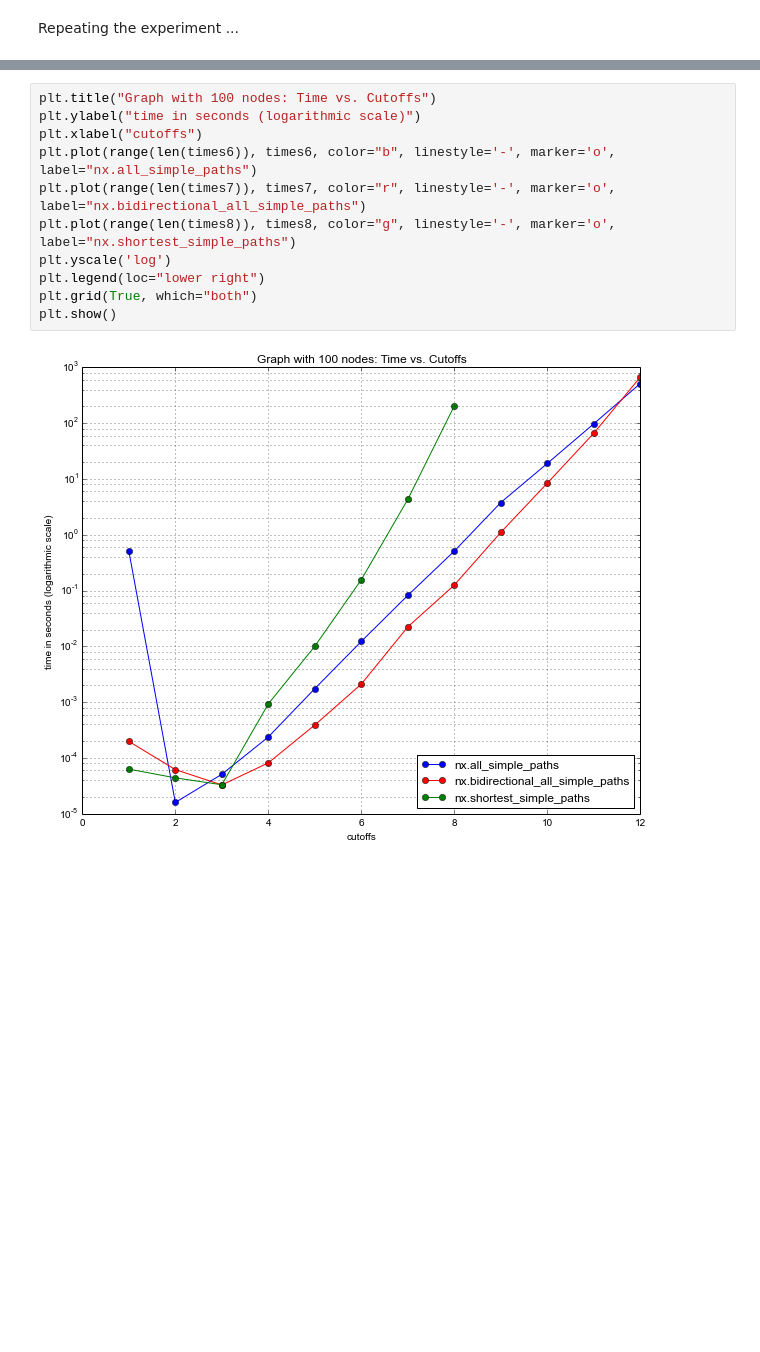
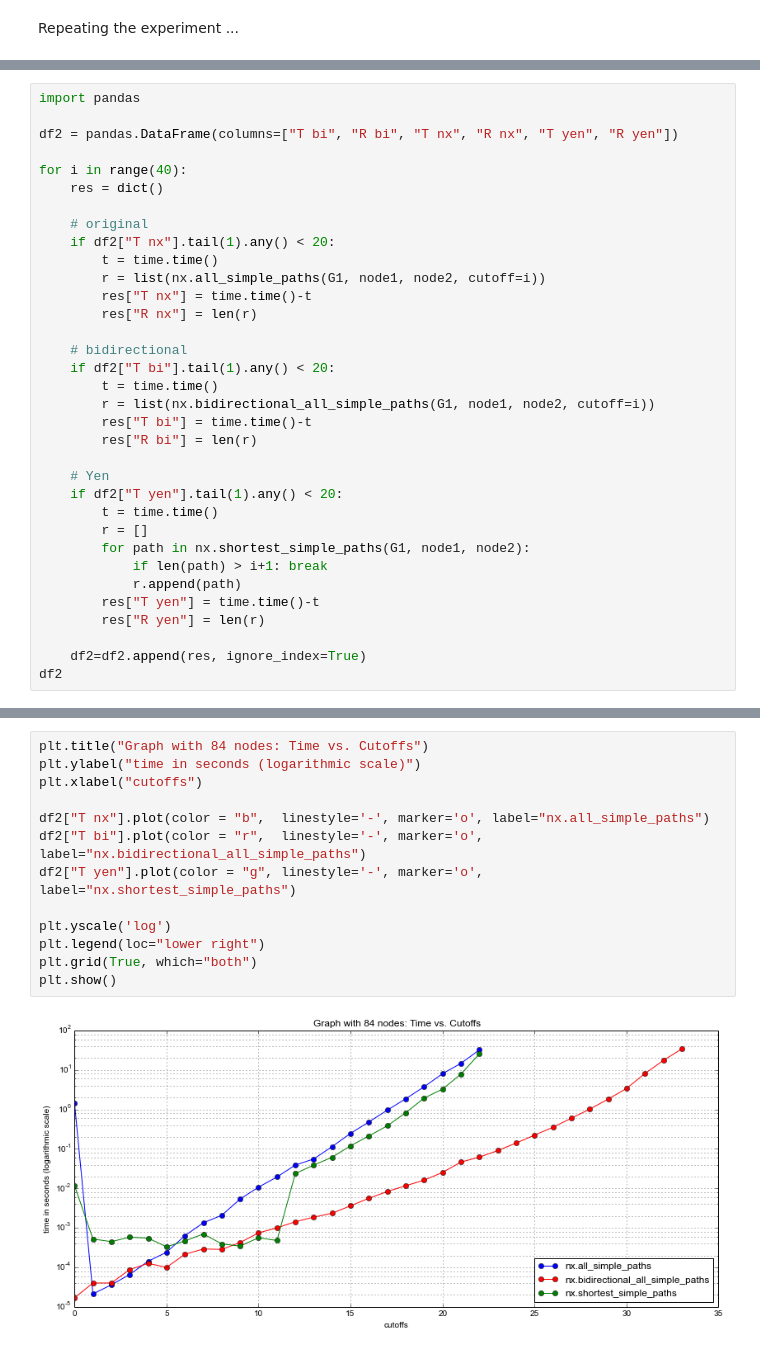
Before and after one commit to andre-dietrich/Jupyter-Notebooks, a Jupyter notebook: bidirectional graph search benchmark.ipynb, the cells around one changed output, grey strips where cells are left out. Cells and saved outputs as stored; diff of their text form; blank space fills up the shorter version.

```diff
--- a/bidirectional graph search benchmark.ipynb
+++ b/bidirectional graph search benchmark.ipynb
@@ -364,0 +339,34 @@ Cutoff   #      Time nx                 Time bi                 Time Yen
+# %%
+import pandas
+
+df2 = pandas.DataFrame(columns=["T bi", "R bi", "T nx", "R nx", "T yen", "R yen"])
+
+for i in range(40):
+    res = dict()
+
+    # original
+    if df2["T nx"].tail(1).any() < 20:
+        t = time.time()
+        r = list(nx.all_simple_paths(G1, node1, node2, cutoff=i))
+        res["T nx"] = time.time()-t
+        res["R nx"] = len(r)
+
+    # bidirectional
+    if df2["T bi"].tail(1).any() < 20:
+        t = time.time()
+        r = list(nx.bidirectional_all_simple_paths(G1, node1, node2, cutoff=i))
+        res["T bi"] = time.time()-t
+        res["R bi"] = len(r)
+
+    # Yen
+    if df2["T yen"].tail(1).any() < 20:
+        t = time.time()
+        r = []
+        for path in nx.shortest_simple_paths(G1, node1, node2):
+            if len(path) > i+1: break
+            r.append(path)
+        res["T yen"] = time.time()-t
+        res["R yen"] = len(r)
+
+    df2=df2.append(res, ignore_index=True)
+df2
@@ -365,13 +392,15 @@ Cutoff   #      Time nx                 Time bi                 Time Yen
 # %%
-plt.title("Graph with 100 nodes: Time vs. Cutoffs")
+plt.title("Graph with 84 nodes: Time vs. Cutoffs")
 plt.ylabel("time in seconds (logarithmic scale)")
 plt.xlabel("cutoffs")
-plt.plot(range(len(times6)), times6, color="b", linestyle='-', marker='o', label="nx.all_simple_paths")
-plt.plot(range(len(times7)), times7, color="r", linestyle='-', marker='o', label="nx.bidirectional_all_simple_paths")
-plt.plot(range(len(times8)), times8, color="g", linestyle='-', marker='o', label="nx.shortest_simple_paths")
+
+df2["T nx"].plot(color = "b",  linestyle='-', marker='o', label="nx.all_simple_paths")
+df2["T bi"].plot(color = "r",  linestyle='-', marker='o', label="nx.bidirectional_all_simple_paths")
+df2["T yen"].plot(color = "g", linestyle='-', marker='o', label="nx.shortest_simple_paths")
+
 plt.yscale('log')
 plt.legend(loc="lower right")
 plt.grid(True, which="both")
 plt.show()
 # %% [output]
-[figure, old version]
+[figure, new version]
```
Also changed, not shown: parts of 25 cells of this notebook.
